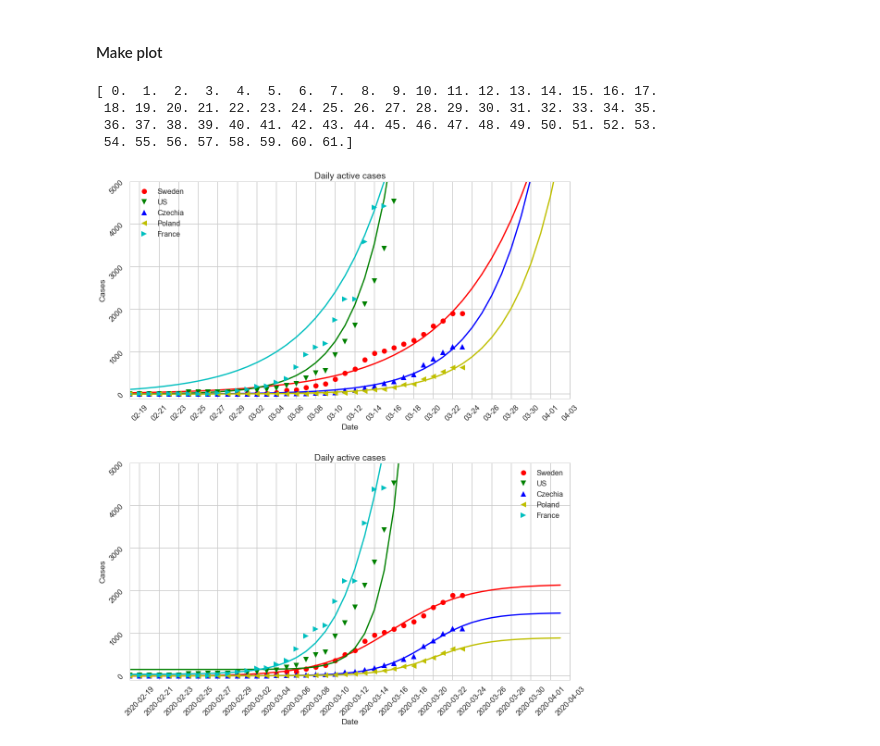
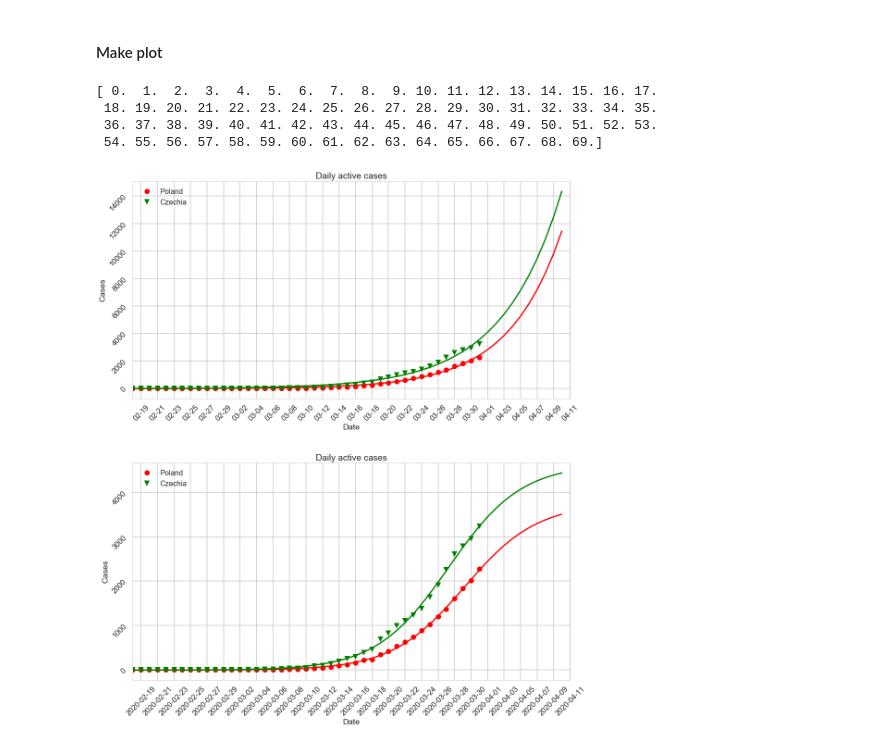
Before and after one commit to maciejj/corona_plot, a Jupyter notebook: predictions_active_cases_by_country.ipynb, the cells around one changed output. Drawn from its saved outputs; the diff is of its cells as text; code cells hidden in the pictures.

Commit message:
update predictions for Poland 14.04.2020

```diff
--- a/predictions_active_cases_by_country.ipynb
+++ b/predictions_active_cases_by_country.ipynb
@@ -99,8 +98,8 @@ def sigmoid(x, L , k, b, x0):
 #countries_to_plot="Germany;France;Poland;Italy;Korea, South;United Kingdom".split(";")
 #countries_to_plot="Germany;France;Poland;Italy;United Kingdom".split(";")
 #countries_to_plot="China".split(";")
-countries_to_plot="Sweden;US;Czechia;Poland;France".split(";")
-#countries_to_plot="Poland;Czechia".split(";")
+#countries_to_plot="Sweden;US;Czechia;Poland;France".split(";")
+countries_to_plot="Poland;Czechia".split(";")
 
 
 #countries_to_plot=['Poland', 'Bosnia and Herzegovina', 'Hungary', 'Slovenia', 'South Africa', 'Tunisia']
@@ -156,33 +155,33 @@ for country, fit, country_name in zip(countries, sig_fits, countries_to_plot):
     col=next(color)
     ax2.plot(dates, country, marker=next(marker), linestyle='', label=country_name, color=col)
     ax2.plot(mdates.num2date(dates_num_extrapolate+dates_start), fit, color=col)
 
 ## Set title and labels for axes
 ax2.set(xlabel="Date",
        ylabel="Cases",
        title="Daily active cases")
 
 ## Define the date format
 for axis in [ax,ax2]:
     tick_spacing=2
     axis.xaxis.set_major_locator(ticker.MultipleLocator(tick_spacing))
     axis.tick_params(labelrotation=45)
 
 
     date_form = DateFormatter("%m-%d")
     ax.xaxis.set_major_formatter(date_form)
     ## axes limits
     axis.set_xlim([datetime.date(2020, 2, 18), datetime.date.today() + datetime.timedelta(days=days_to_extrapolate)])# datetime.date(2020, 3, 15)])
-    axis.set_ylim([-100,5000])
+    #axis.set_ylim([-100,5000])
     axis.legend()
 
     #axis.set_yscale("log")
 
 fig.tight_layout(pad=5.0)
 plt.show()
 # %% [output]
 [ 0.  1.  2.  3.  4.  5.  6.  7.  8.  9. 10. 11. 12. 13. 14. 15. 16. 17.
  18. 19. 20. 21. 22. 23. 24. 25. 26. 27. 28. 29. 30. 31. 32. 33. 34. 35.
  36. 37. 38. 39. 40. 41. 42. 43. 44. 45. 46. 47. 48. 49. 50. 51. 52. 53.
- 54. 55. 56. 57. 58. 59. 60. 61.]
+ 54. 55. 56. 57. 58. 59. 60. 61. 62. 63. 64. 65. 66. 67. 68. 69.]
-[figure, old version]
+[figure, new version]
```
Also changed, not shown: parts of 2 cells of this notebook, 31 other files.
